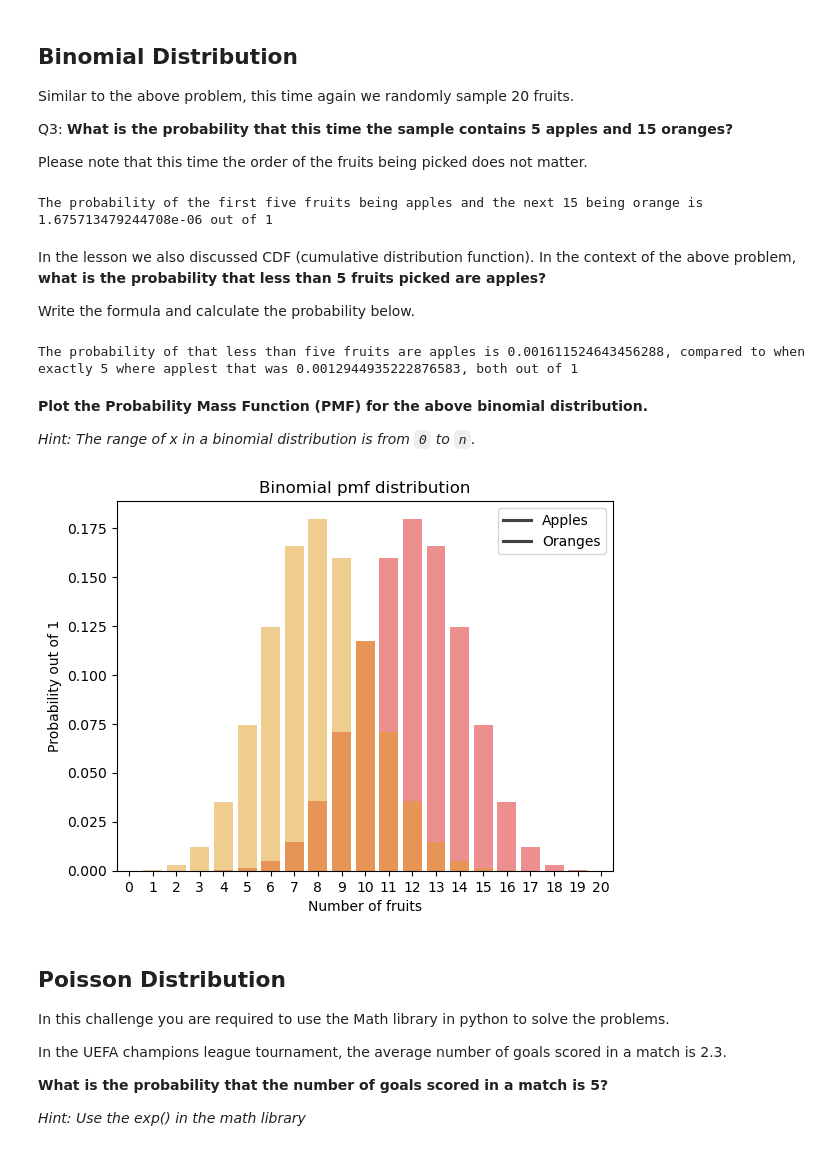
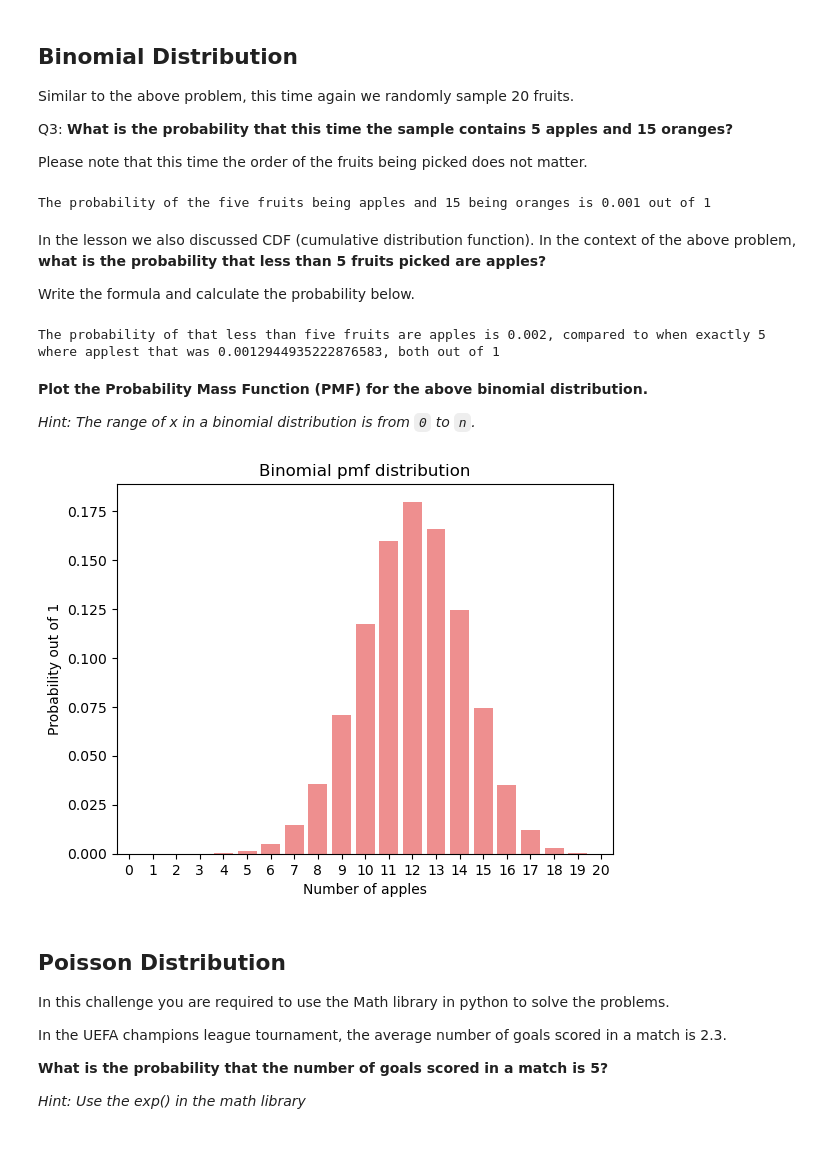
Before and after one commit to nicolesegura121/lab-discrete-probability-distributions-en, a Jupyter notebook: your-code/main.ipynb, the cells around one changed output. Drawn from its saved outputs; the diff is of its cells as text; code cells hidden in the pictures.

```diff
--- a/your-code/main.ipynb
+++ b/your-code/main.ipynb
@@ -89,9 +85,9 @@ B = binom.pmf(y,n,q)
 # %%
 #Because the events are independent, they can be calculated into a joint probability:
-Q3 = A*B
-print(f"The probability of the five fruits being apples and 15 being oranges is {Q3} out of 1")
+Q3 = A
+print(f"The probability of the five fruits being apples and 15 being oranges is {Q3:.3f} out of 1")
 # %% [output]
-The probability of the first five fruits being apples and the next 15 being orange is 1.675713479244708e-06 out of 1
+The probability of the five fruits being apples and 15 being oranges is 0.001 out of 1
 # %% [markdown]
 In the lesson we also discussed CDF (cumulative distribution function). In the context of the above problem, **what is the probability that less than 5 fruits picked are apples?**
 
@@ -104,9 +100,9 @@ by default (P(X<x) so this should answer the question
 
 Q4 = binom.cdf(x,n,p)
 Q4
-print(f"The probability of that less than five fruits are apples is {Q4}, compared to when exactly 5 where applest that was {A}, both out of 1")
+print(f"The probability of that less than five fruits are apples is {Q4:.3f}, compared to when exactly 5 where applest that was {A}, both out of 1")
 # %% [output]
-The probability of that less than five fruits are apples is 0.001611524643456288, compared to when exactly 5 where applest that was 0.0012944935222876583, both out of 1
+The probability of that less than five fruits are apples is 0.002, compared to when exactly 5 where applest that was 0.0012944935222876583, both out of 1
 # %% [markdown]
 <!-- **Plot the PDF (probability distributiom function) for the above binomial distribution.** -->
 
@@ -120,23 +112,19 @@ import seaborn as sns
 # %%
 #Plotting binomial distributions A and B.
 #The outcome of the binomial is a single string, so we would have to calculate the distributions for each scenario,from 0 to 20.
 rangeX= np.arange(0,21)
-rangeY= np.arange(0,21)
 
 #Now I take k as a range, rather than a single value, so it outputs the array of pmfs.
 pmf_A = binom.pmf(rangeX,n,p)
-pmf_B = binom.pmf(rangeY,n,q)
 
 
-sns.barplot(x= rangeX, y = pmf_A, alpha=0.5, color = "red", legend= True)
-sns.barplot(x= rangeY, y = pmf_B, alpha=0.5, color = "orange", legend = True)
+sns.barplot(x= rangeX, y = pmf_A, alpha=0.5, color = "red")
 plt.title("Binomial pmf distribution")
-plt.xlabel("Number of fruits")
+plt.xlabel("Number of apples")
 plt.ylabel("Probability out of 1")
-plt.legend(["Apples", "Oranges"])
 plt.show()
 # %% [output]
-[figure, old version]
+[figure, new version]
 # %% [markdown]
 ## Poisson Distribution
 
```
Also changed, not shown: parts of 8 cells of this notebook.
